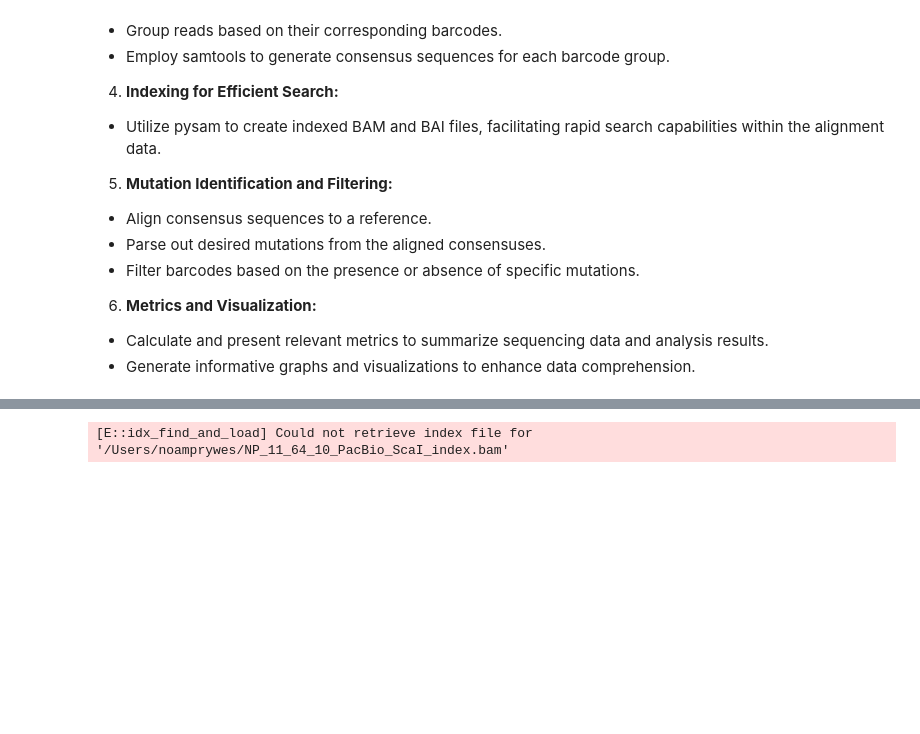
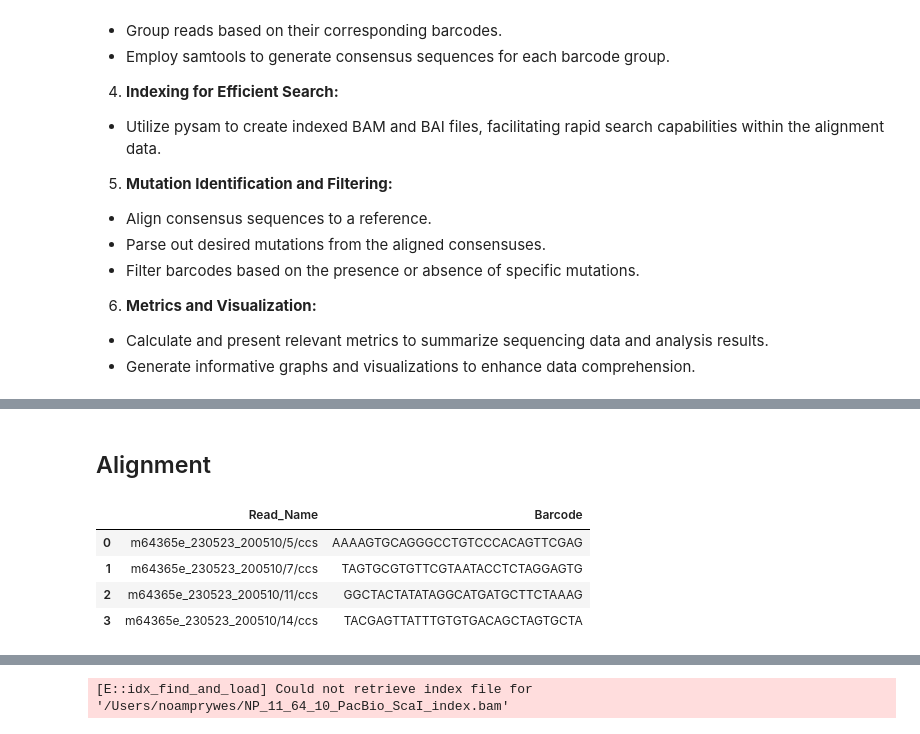
Before and after one commit to SavageLab/rubiscodms, a Jupyter notebook: notebooks/NP-11-64 PacBio_getConsensuses.ipynb, the cells around one changed output, grey strips where cells are left out. Saved outputs shown, nothing was run; the diff lists cells and outputs as text; code cells hidden in the pictures; blank space fills up the shorter version.

Commit message:
notebook improved readability + logic check

```diff
--- a/notebooks/NP-11-64 PacBio_getConsensuses.ipynb
+++ b/notebooks/NP-11-64 PacBio_getConsensuses.ipynb
@@ -165,14 +65,0 @@ plt.show()
-# %%
-# Try to index the samfile
-# First convert to bam
-
-# This takes ~10 min
-pysam.sort("-o", "/Users/noamprywes/NP_11_64_10_PacBio_ScaI_index.bam",
-           "/Users/noamprywes/NP_11_64_10_PacBio_ScaI_index.sam")
-
-# Index bamfile
-
-alignmentBAMFile = '/Users/noamprywes/NP_11_64_10_PacBio_ScaI_index.bam'
-bamfile = pysam.AlignmentFile(alignmentBAMFile)
-indexedBAMFile = pysam.IndexedReads(bamfile)
-indexedBAMFile.build()
@@ -180,0 +89,65 @@ indexedBAMFile.build()
+# %% [markdown]
+## Alignment
+# %%
+# Define the path to the SAM file containing alignment data
+alignment_file_path = 'NP_11_64_10_PacBio_ScaI_index.sam'
+
+# Initialize a dictionary to store read names and their associated barcodes
+barcode_dictionary = {'Read_Name': [], 'Barcode': []}
+
+# Open the SAM file using pysam.AlignmentFile for reading alignment data
+samfile = pysam.AlignmentFile(alignment_file_path)
+
+# Fetch all alignments from the SAM file, setting until_eof to True to include unmapped reads
+alignment_iterator = samfile.fetch(until_eof=True)
+
+# Process a subset of alignments for demonstration purposes
+# Note: The full processing was previously completed and took approximately 30 minutes
+for i, read in enumerate(alignment_iterator):
+    if i < 4:  # Limit to the first 4 reads for demonstration
+        # Check if the read is mapped in a proper pair and is not a secondary alignment
+        # Flags 0 and 16 correspond to primary alignments on the forward and reverse strands, respectively
+        if read.flag in (0, 16):
+            # Initialize an empty string to accumulate the barcode sequence
+            barcode = ''
+
+            # Iterate over aligned pairs to extract the barcode sequence
+            for aligned_pair in read.get_aligned_pairs(with_seq=True):
+                reference_position = aligned_pair[1]
+
+                try:
+                    # Check if the reference position falls within the barcode feature location
+                    # Adjust for zero-based indexing used in Python
+                    if feature_locations['Barcode'][0] <= reference_position < feature_locations['Barcode'][1]:
+                        try:
+                            # Append the nucleotide from the read sequence to the barcode string
+                            barcode += read.seq[aligned_pair[0]]
+                        except IndexError:
+                            # Handle cases where the aligned pair does not have a corresponding read sequence index
+                            pass
+                except TypeError:
+                    continue
+
+            # Append the read name and extracted barcode to the dictionary
+            barcode_dictionary['Read_Name'].append(read.query_name)
+            barcode_dictionary['Barcode'].append(barcode)
+
+    else:
+        # Break the loop after processing the specified number of reads
+        break
+
+# Convert the barcode dictionary to a pandas DataFrame
+barcode_dataframe = pd.DataFrame(barcode_dictionary)
+
+# Save the DataFrame to a CSV file for further analysis
+output_csv_path = 'firstPassAllBarcodes1.csv'
+barcode_dataframe.to_csv(output_csv_path, index=False)
+
+# Display the DataFrame
+barcode_dataframe
+# %% [output]
+|  | Read_Name | Barcode |
+| 0 | m64365e_230523_200510/5/ccs | AAAAGTGCAGGGCCTGTCCCACAGTTCGAG |
+| 1 | m64365e_230523_200510/7/ccs | TAGTGCGTGTTCGTAATACCTCTAGGAGTG |
+| 2 | m64365e_230523_200510/11/ccs | GGCTACTATATAGGCATGATGCTTCTAAAG |
+| 3 | m64365e_230523_200510/14/ccs | TACGAGTTATTTGTGTGACAGCTAGTGCTA |
```
Also changed, not shown: parts of 13 cells of this notebook, 1 other file.
